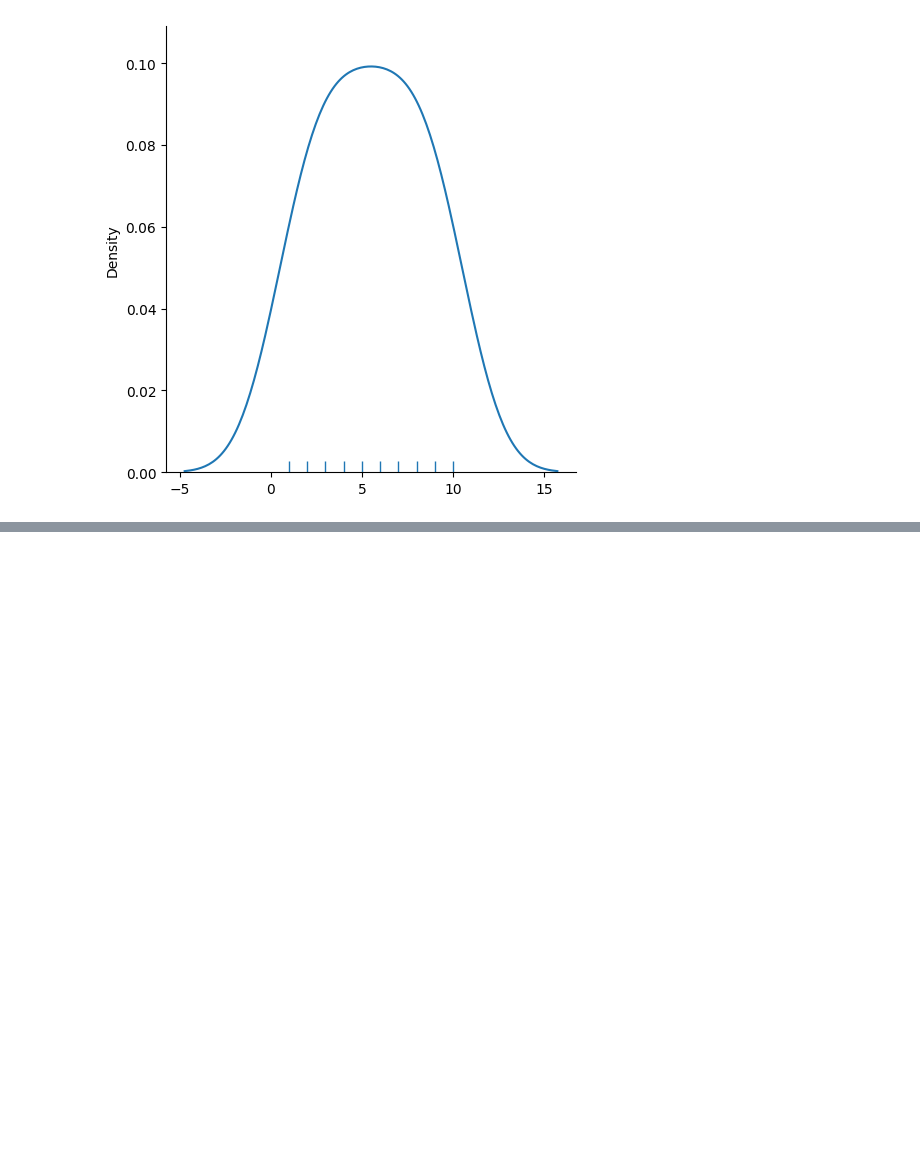
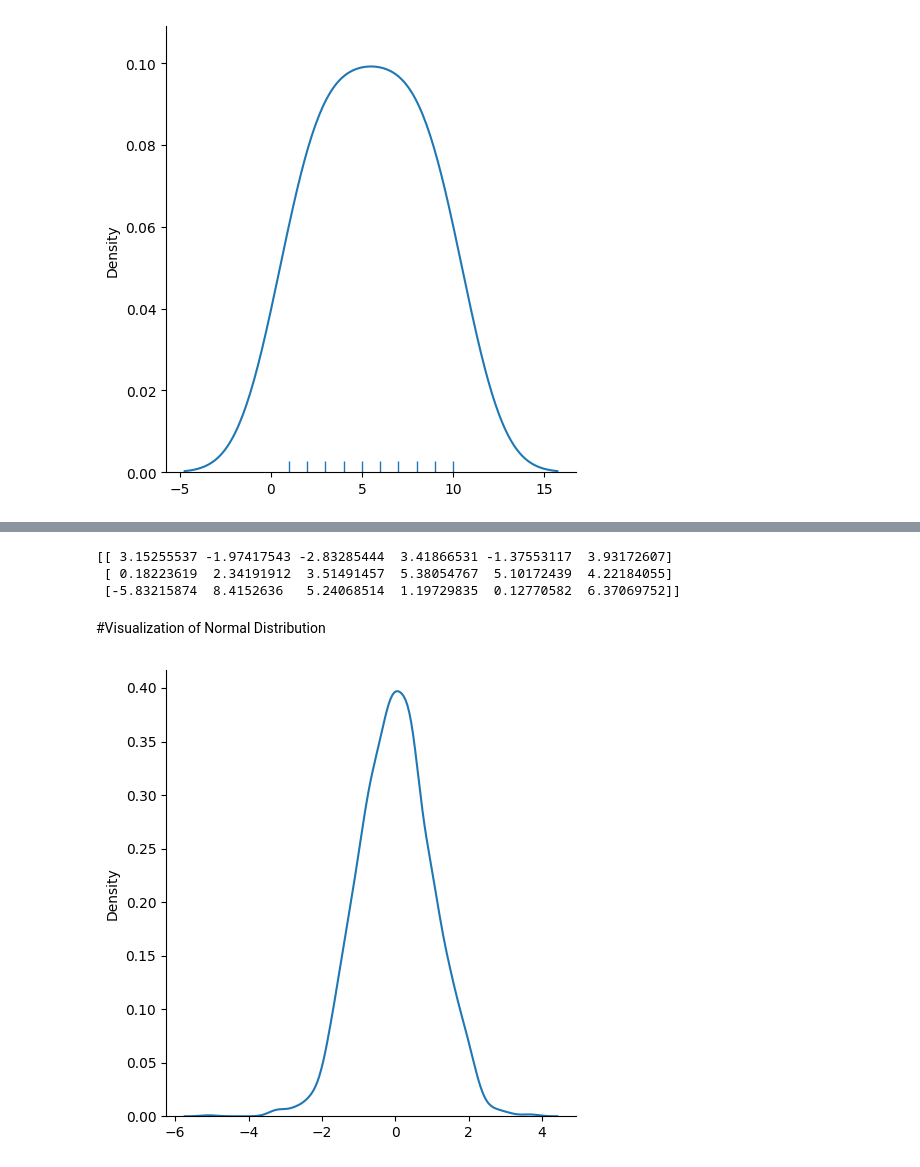
Before and after one commit to darshank26/Learn-NumPy, a Jupyter notebook: Learn_NumPy.ipynb, the cells around one changed output, grey strips where cells are left out. Drawn from its saved outputs; the diff is of its cells as text; code cells hidden in the pictures; blank space fills up the shorter version.

```diff
--- a/Learn_NumPy.ipynb
+++ b/Learn_NumPy.ipynb
@@ -1131,0 +1142,24 @@ plt.show()
+# %%
+#Normal Distribution of size 3 X 6 with mean (loc) 2 and standard deviation (scale) 4
+
+from numpy import random
+
+value = random.normal(loc = 2, scale = 4, size=(3,6))
+
+print(value)
+# %% [output]
+[[ 3.15255537 -1.97417543 -2.83285444  3.41866531 -1.37553117  3.93172607]
+ [ 0.18223619  2.34191912  3.51491457  5.38054767  5.10172439  4.22184055]
+ [-5.83215874  8.4152636   5.24068514  1.19729835  0.12770582  6.37069752]]
+# %% [markdown]
+#Visualization of Normal Distribution
+# %%
+import matplotlib.pyplot as plt
+import seaborn as sns
+
+
+sns.displot(random.normal(size=2000), kind="kde")
+
+plt.show()
+# %% [output]
+[figure, added]
```
Also changed, not shown: parts of 5 cells of this notebook.
